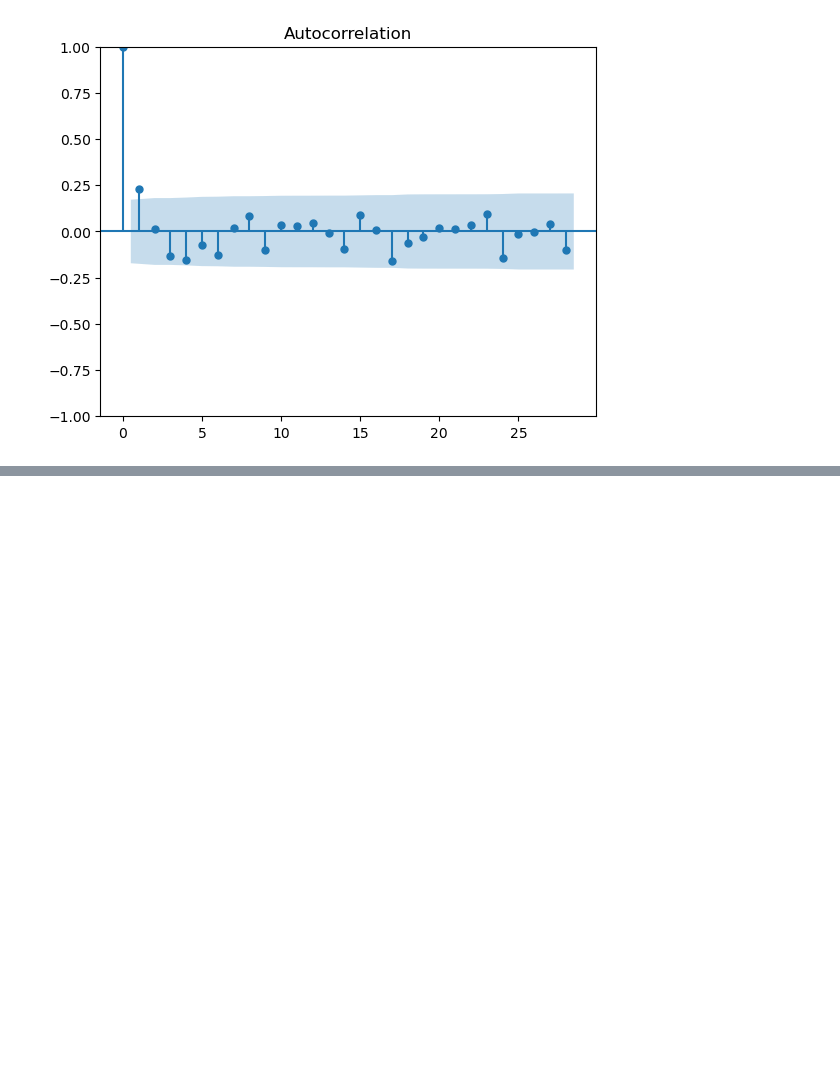
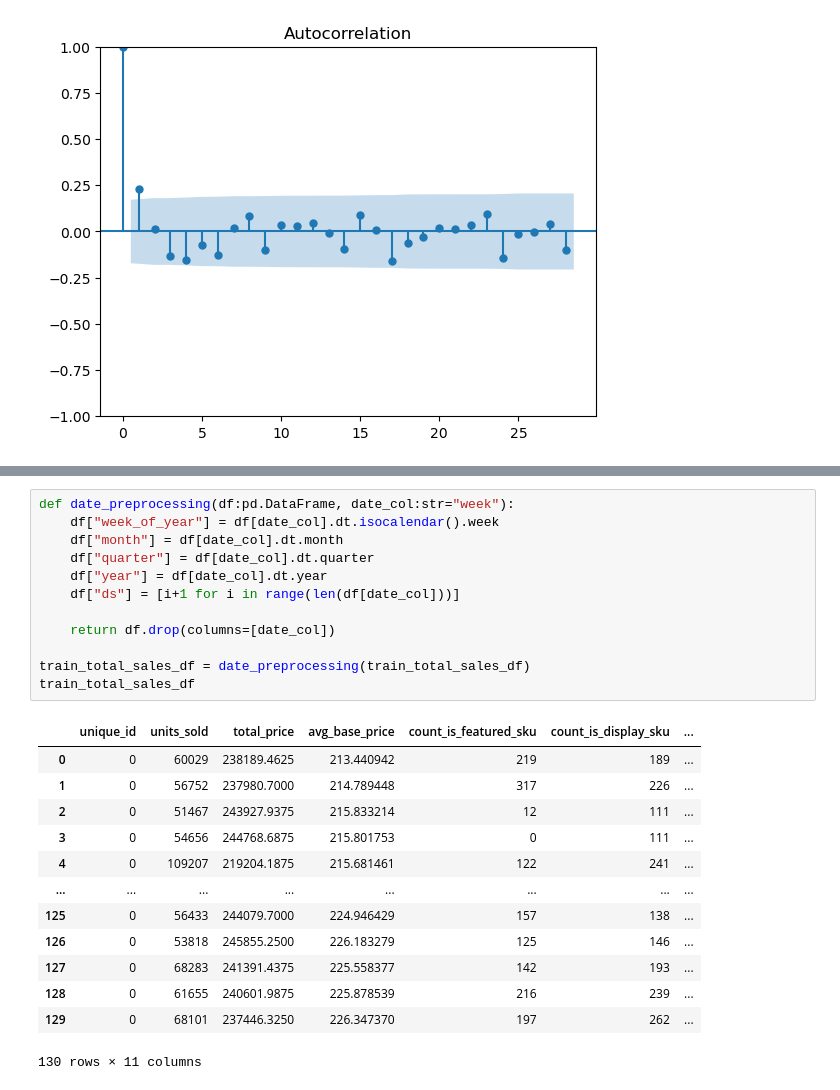
Before and after one commit to slouie88/Demand-Forecasting, a Jupyter notebook: 2-Train/1-train-total-sales.ipynb, the cells around one changed output, grey strips where cells are left out. Saved outputs shown, nothing was run; the diff lists cells and outputs as text; blank space fills up the shorter version.

```diff
--- a/2-Train/1-train-total-sales.ipynb
+++ b/2-Train/1-train-total-sales.ipynb
@@ -150,0 +192,26 @@ plt.show()
+# %%
+def date_preprocessing(df:pd.DataFrame, date_col:str="week"):
+    df["week_of_year"] = df[date_col].dt.isocalendar().week
+    df["month"] = df[date_col].dt.month
+    df["quarter"] = df[date_col].dt.quarter
+    df["year"] = df[date_col].dt.year
+    df["ds"] = [i+1 for i in range(len(df[date_col]))]
+
+    return df.drop(columns=[date_col])
+
+train_total_sales_df = date_preprocessing(train_total_sales_df)
+train_total_sales_df
+# %% [output]
+|  | unique_id | units_sold | total_price | avg_base_price | count_is_featured_sku | count_is_display_sku | ... |
+| 0 | 0 | 60029 | 238189.4625 | 213.440942 | 219 | 189 | ... |
+| 1 | 0 | 56752 | 237980.7000 | 214.789448 | 317 | 226 | ... |
+| 2 | 0 | 51467 | 243927.9375 | 215.833214 | 12 | 111 | ... |
+| 3 | 0 | 54656 | 244768.6875 | 215.801753 | 0 | 111 | ... |
+| 4 | 0 | 109207 | 219204.1875 | 215.681461 | 122 | 241 | ... |
+| ... | ... | ... | ... | ... | ... | ... | ... |
+| 125 | 0 | 56433 | 244079.7000 | 224.946429 | 157 | 138 | ... |
+| 126 | 0 | 53818 | 245855.2500 | 226.183279 | 125 | 146 | ... |
+| 127 | 0 | 68283 | 241391.4375 | 225.558377 | 142 | 193 | ... |
+| 128 | 0 | 61655 | 240601.9875 | 225.878539 | 216 | 239 | ... |
+| 129 | 0 | 68101 | 237446.3250 | 226.347370 | 197 | 262 | ... |
+130 rows × 11 columns
```
Also changed, not shown: parts of 9 cells of this notebook.
